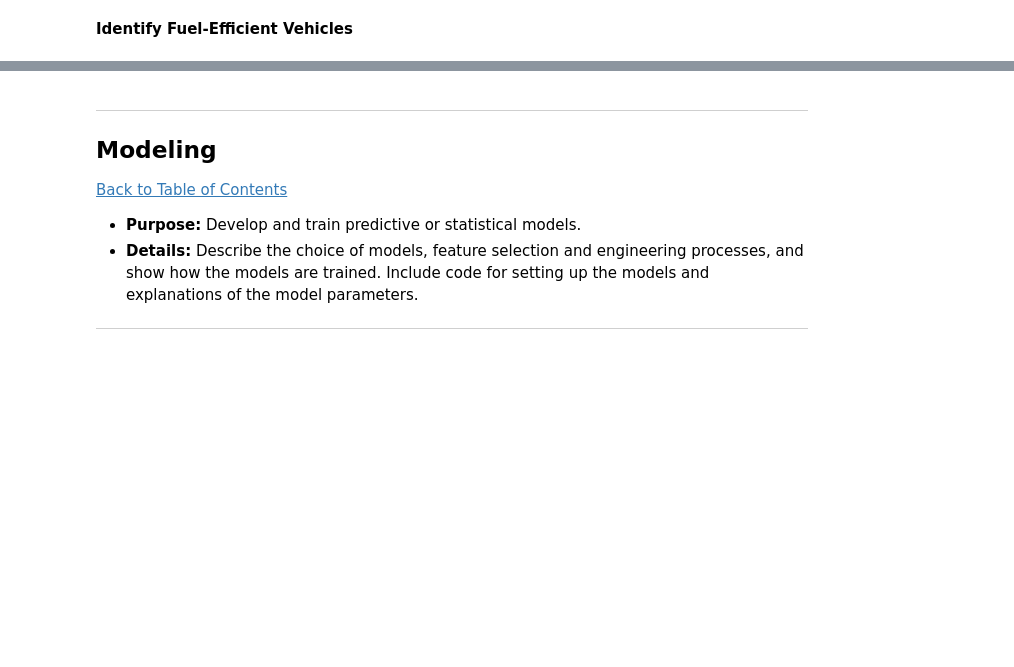
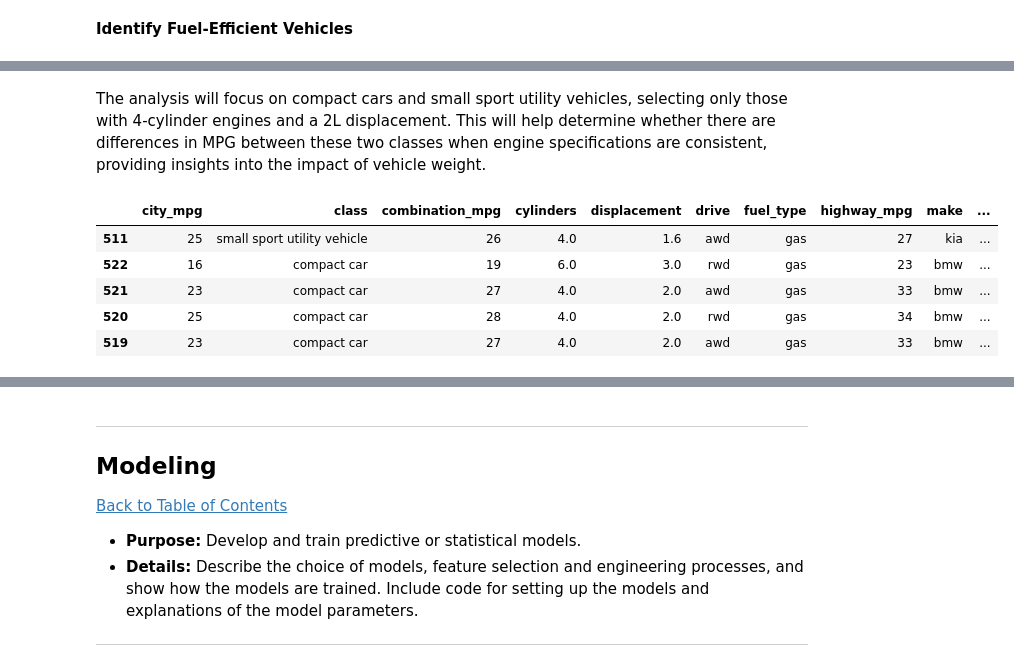
Before and after one commit to lamelkekana/Fuel_Economy_Insights, a Jupyter notebook: fuel_efficiency_analysis.ipynb, the cells around one changed output, grey strips where cells are left out. Cells and saved outputs as stored; diff of their text form; code cells hidden in the pictures; blank space fills up the shorter version.

Commit message:
eda done
univariate and multivariate analysis complete

```diff
--- a/fuel_efficiency_analysis.ipynb
+++ b/fuel_efficiency_analysis.ipynb
@@ -811,0 +910,13 @@ fig.show()
+# %% [markdown]
+The analysis will focus on compact cars and small sport utility vehicles, selecting only those with 4-cylinder engines and a 2L displacement. This will help determine whether there are differences in MPG between these two classes when engine specifications are consistent, providing insights into the impact of vehicle weight.
+# %%
+# Filter out other classes and keep suv an compact car
+filtered_df = df[(df['class'] == 'compact car') | (df['class'] == 'small sport utility vehicle')]
+filtered_df.head()
+# %% [output]
+|  | city_mpg | class | combination_mpg | cylinders | displacement | drive | fuel_type | highway_mpg | make | ... |
+| 511 | 25 | small sport utility vehicle | 26 | 4.0 | 1.6 | awd | gas | 27 | kia | ... |
+| 522 | 16 | compact car | 19 | 6.0 | 3.0 | rwd | gas | 23 | bmw | ... |
+| 521 | 23 | compact car | 27 | 4.0 | 2.0 | awd | gas | 33 | bmw | ... |
+| 520 | 25 | compact car | 28 | 4.0 | 2.0 | rwd | gas | 34 | bmw | ... |
+| 519 | 23 | compact car | 27 | 4.0 | 2.0 | awd | gas | 33 | bmw | ... |
```
Also changed, not shown: parts of 35 cells of this notebook.
